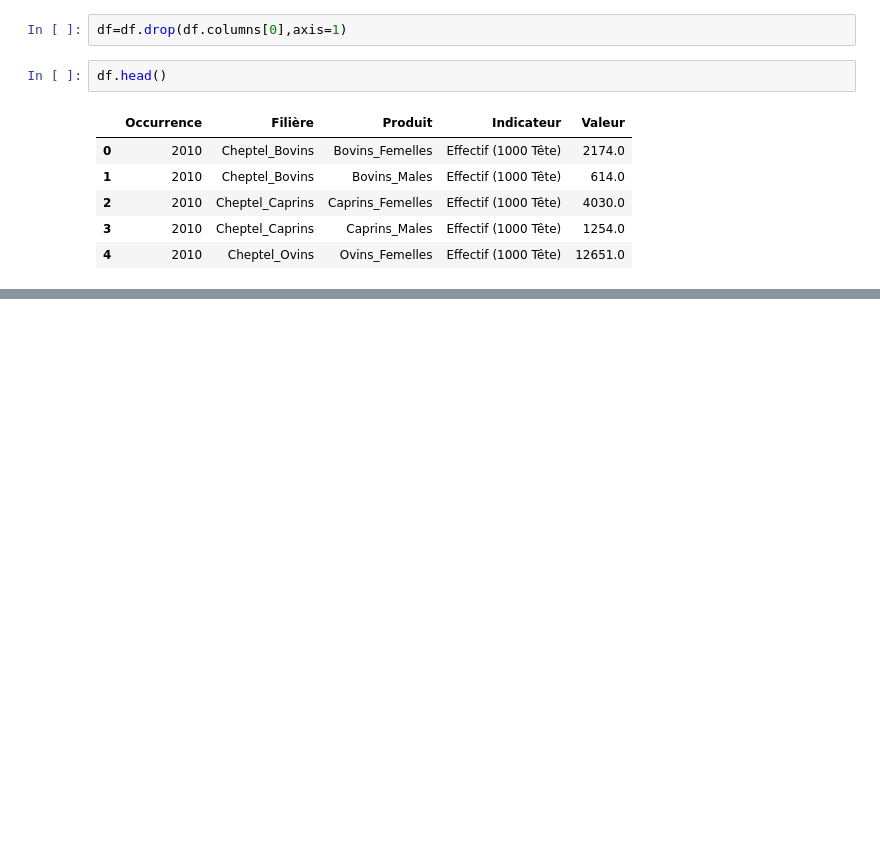
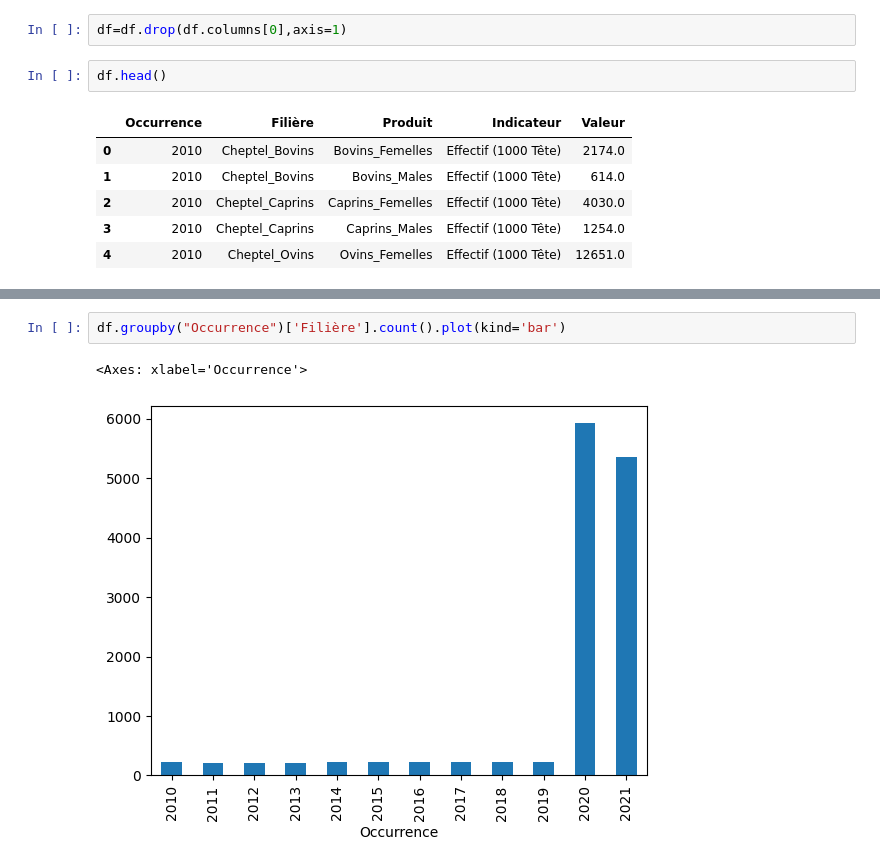
Before and after one commit to aymanfen/PythonBI-Assignment, a Jupyter notebook: DataDesc.ipynb, the cells around one changed output, grey strips where cells are left out. Drawn from its saved outputs; the diff is of its cells as text; blank space fills up the shorter version.

```diff
--- a/DataDesc.ipynb
+++ b/DataDesc.ipynb
@@ -18,0 +86,5 @@ df.head()
+# %%
+df.groupby("Occurrence")['Filière'].count().plot(kind='bar')
+# %% [output]
+<Axes: xlabel='Occurrence'>
+[figure, added]
```
Also changed, not shown: parts of 9 cells of this notebook.
